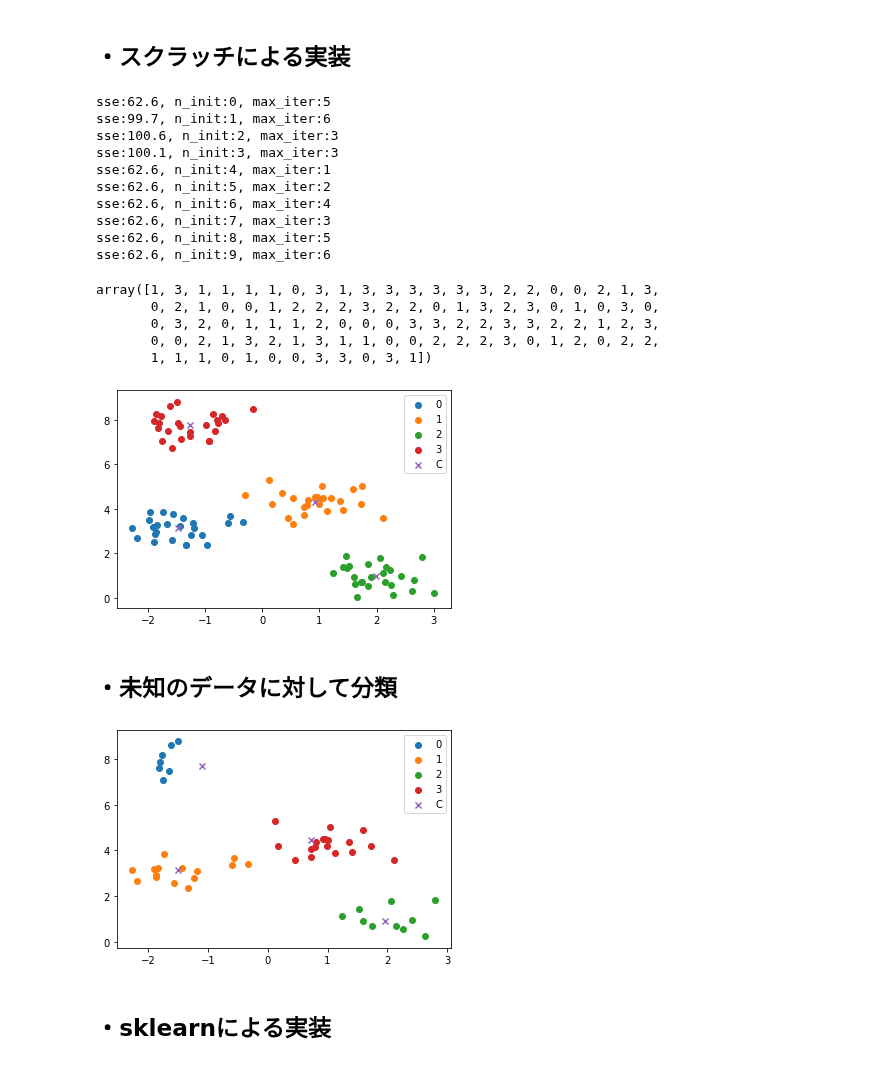
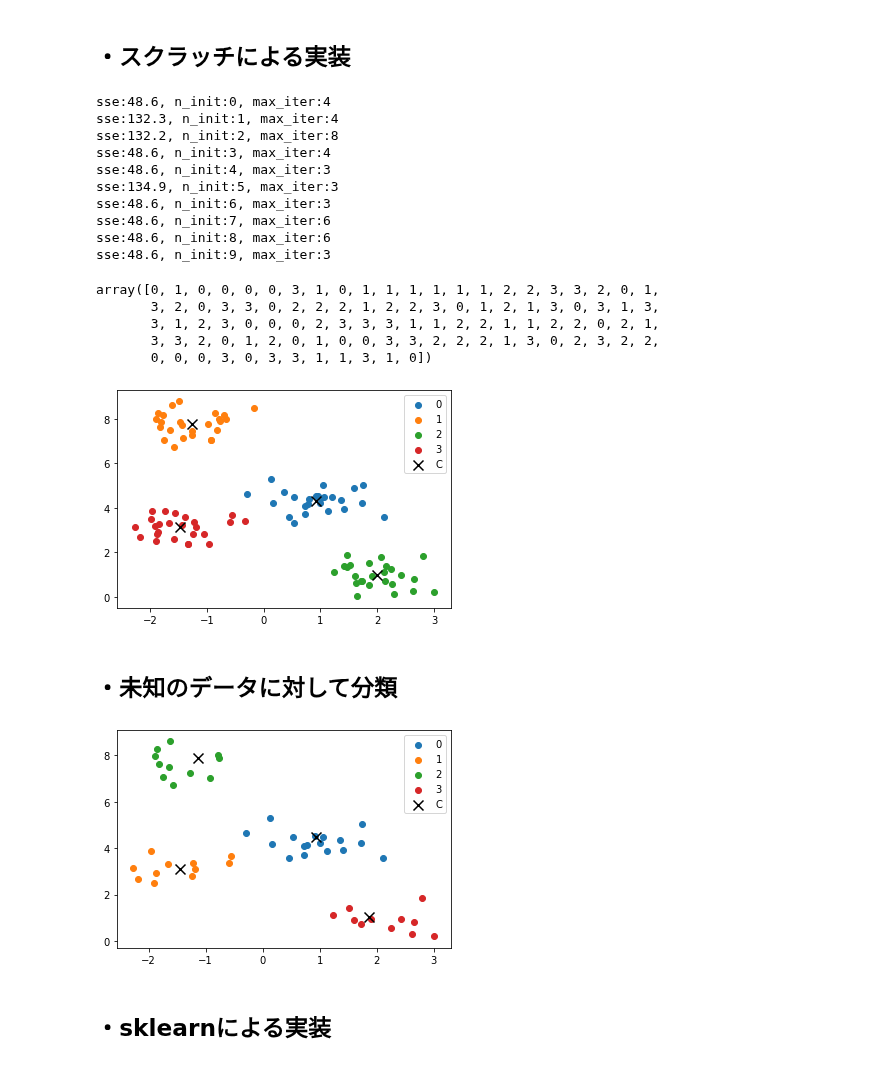
Before and after one commit to tkyiw/diveintocode-ml, a Jupyter notebook: Term1/Sprint7機械学習スクラッチクラスタリング.ipynb, the cells around one changed output. Saved outputs shown, nothing was run; the diff lists cells and outputs as text; code cells hidden in the pictures.

```diff
--- a/Term1/Sprint7機械学習スクラッチクラスタリング.ipynb
+++ b/Term1/Sprint7機械学習スクラッチクラスタリング.ipynb
@@ -101,7 +101,7 @@ class ScratchKMeans():
         '''
         SSEを求める関数の作成
         '''
-        euclidean = distance.cdist(X, mu, metric='euclidean')
+        euclidean = distance.cdist(X, mu, metric='euclidean')**2
 
         return euclidean.min(axis=1).sum()
 
@@ -171,7 +171,7 @@ $r_{nk}$ : データ点$X_n$がクラスタ$k$に所属していたら1、そう
 from scipy.spatial import distance
 
 def _sse(X, mu):
-    euclidean = distance.cdist(X, mu, metric='euclidean')
+    euclidean = distance.cdist(X, mu, metric='euclidean')**2
 
     return euclidean.min(axis=1).sum()
 # %%
@@ -292,53 +292,53 @@ skm1.fit(X)
 pred1 = skm1.predict(X)
 pred1
 # %% [output]
-sse:62.6, n_init:0, max_iter:5
-sse:99.7, n_init:1, max_iter:6
-sse:100.6, n_init:2, max_iter:3
-sse:100.1, n_init:3, max_iter:3
-sse:62.6, n_init:4, max_iter:1
-sse:62.6, n_init:5, max_iter:2
-sse:62.6, n_init:6, max_iter:4
-sse:62.6, n_init:7, max_iter:3
-sse:62.6, n_init:8, max_iter:5
-sse:62.6, n_init:9, max_iter:6
+sse:48.6, n_init:0, max_iter:4
+sse:132.3, n_init:1, max_iter:4
+sse:132.2, n_init:2, max_iter:8
+sse:48.6, n_init:3, max_iter:4
+sse:48.6, n_init:4, max_iter:3
+sse:134.9, n_init:5, max_iter:3
+sse:48.6, n_init:6, max_iter:3
+sse:48.6, n_init:7, max_iter:6
+sse:48.6, n_init:8, max_iter:6
+sse:48.6, n_init:9, max_iter:3
-array([1, 3, 1, 1, 1, 1, 0, 3, 1, 3, 3, 3, 3, 3, 3, 2, 2, 0, 0, 2, 1, 3,
-       0, 2, 1, 0, 0, 1, 2, 2, 2, 3, 2, 2, 0, 1, 3, 2, 3, 0, 1, 0, 3, 0,
-       0, 3, 2, 0, 1, 1, 1, 2, 0, 0, 0, 3, 3, 2, 2, 3, 3, 2, 2, 1, 2, 3,
-       0, 0, 2, 1, 3, 2, 1, 3, 1, 1, 0, 0, 2, 2, 2, 3, 0, 1, 2, 0, 2, 2,
-       1, 1, 1, 0, 1, 0, 0, 3, 3, 0, 3, 1])
+array([0, 1, 0, 0, 0, 0, 3, 1, 0, 1, 1, 1, 1, 1, 1, 2, 2, 3, 3, 2, 0, 1,
+       3, 2, 0, 3, 3, 0, 2, 2, 2, 1, 2, 2, 3, 0, 1, 2, 1, 3, 0, 3, 1, 3,
+       3, 1, 2, 3, 0, 0, 0, 2, 3, 3, 3, 1, 1, 2, 2, 1, 1, 2, 2, 0, 2, 1,
+       3, 3, 2, 0, 1, 2, 0, 1, 0, 0, 3, 3, 2, 2, 2, 1, 3, 0, 2, 3, 2, 2,
+       0, 0, 0, 3, 0, 3, 3, 1, 1, 3, 1, 0])
 # %%
 # 可視化
 Xn = []
 for i in set(pred1):
     Xn.append(X[pred1 == i])
     plt.scatter(Xn[i][:, 0], Xn[i][:, 1], label=i)
-plt.scatter(skm1.mu[:, 0], skm1.mu[:, 1], marker='x', label='C')
+plt.scatter(skm1.mu[:, 0], skm1.mu[:, 1], marker='x', label='C', c='black', s=100)
 plt.legend();
 # %% [output]
-[figure, old version]
+[figure, new version]
 # %% [markdown]
 ## ・未知のデータに対して分類
 # %%
 # 訓練データと検証データに分割
 ind = np.random.choice(len(X), len(X), replace=False)
 X_train = X[ind[:50]]
 X_test = X[ind[50:]]
 
 # 学習と推定
 skm2 = ScratchKMeans(n_clusters=4, n_init=10, max_iter=10, tol=1e-5, verbose=False)
 skm2.fit(X_train)
 pred2 = skm2.predict(X_test)
 
 # 可視化
 Xn = []
 for i in set(pred2):
     Xn.append(X_test[pred2 == i])
     plt.scatter(Xn[i][:, 0], Xn[i][:, 1], label=i)
-plt.scatter(skm2.mu[:, 0], skm2.mu[:, 1], marker='x', label='C')
+plt.scatter(skm2.mu[:, 0], skm2.mu[:, 1], marker='x', label='C', c='black', s=100)
 plt.legend();
 # %% [output]
-[figure, old version]
+[figure, new version]
 # %% [markdown]
 ## ・sklearnによる実装
 # %%
```
Also changed, not shown: parts of 34 cells of this notebook, 2 other files.
